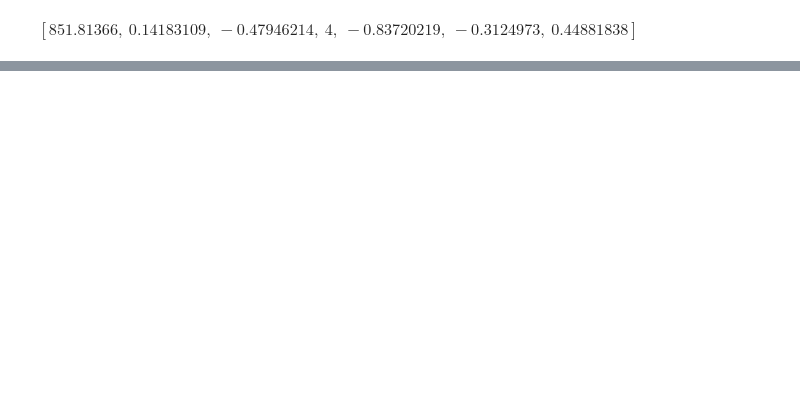
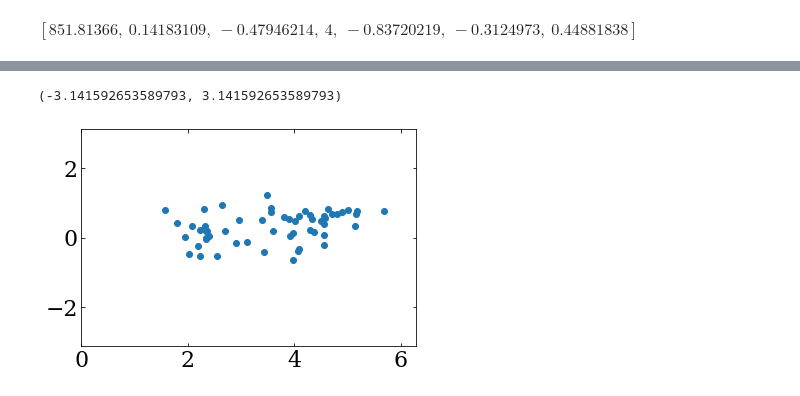
Before and after one commit to katiechambe/yellowCard, a Jupyter notebook: notebooks/likelihood-prototyping.ipynb, the cells around one changed output, grey strips where cells are left out. Cells and saved outputs as stored; diff of their text form; code cells hidden in the pictures; blank space fills up the shorter version.

Commit message:
got some mcmc chains! constraints on L are perplexing

```diff
--- a/notebooks/likelihood-prototyping.ipynb
+++ b/notebooks/likelihood-prototyping.ipynb
@@ -49,7 +216,7 @@ model.pack_pars(init_par)
 # %% [output]
 $[851.81366,~0.14183109,~-0.47946214,~4,~-0.83720219,~-0.3124973,~0.44881838] \; \mathrm{}$
 # %%
-result = minimize( lambda *args: -model(*args), model.pack_pars(init_par), method='BFGS')
+result = minimize( lambda *args: -model(*args), model.pack_pars(init_par), method='Powell')
 # %%
 result
 # %% [output]
@@ -87,2 +252,20 @@ init_par
  'M': 3.999999999999999,
  'Lhatlg': <Quantity [-0.83720219, -0.3124973 ,  0.44881838]>}
+# %%
+sampler = emcee.EnsembleSampler(nwalkers = 8*len(result.x), ndim=len(result.x), log_prob_fn=model)
+# %%
+sampler_x0 = np.random.normal(result.x, 1e-2, size=(sampler.nwalkers,len(result.x)))
+# %%
+state = sampler.run_mcmc(sampler_x0, 2000, progress=True)  # burn in
+sampler.reset()
+state = sampler.run_mcmc(state, 2000, progress=True)
+# %%
+last_pars = model.unpack_pars(sampler.chain[:, -1].T)
+last_Lhatlg = coord.CartesianRepresentation(last_pars['Lhatlg'])
+last_Lhatlg_sph = last_Lhatlg.represent_as(coord.UnitSphericalRepresentation)
+plt.scatter(last_Lhatlg_sph.lon, last_Lhatlg_sph.lat)
+plt.xlim(0, 2*np.pi)
+plt.ylim(-np.pi, np.pi)
+# %% [output]
+(-3.141592653589793, 3.141592653589793)
+[figure, added]
```
Also changed, not shown: parts of 25 cells of this notebook, 1 other file.
